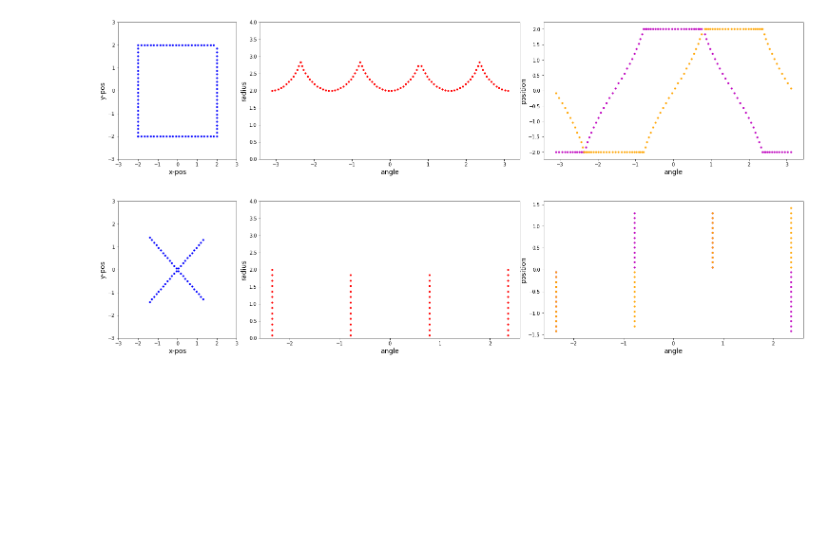
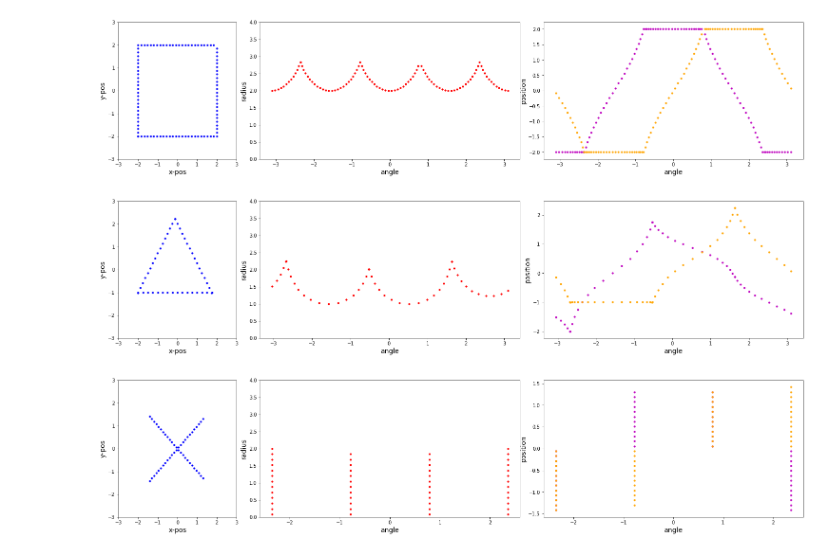
Before and after one commit to hao-w/apgs, a Jupyter notebook: Shapes/sim_shapes.ipynb, the cells around one changed output. Cells and saved outputs as stored; diff of their text form; code cells hidden in the pictures; blank space fills up the shorter version.

```diff
--- a/Shapes/sim_shapes.ipynb
+++ b/Shapes/sim_shapes.ipynb
@@ -86,5 +113,11 @@ plot_shape(pos, rads, angles)
 # %% [output]
 [figure]
+# %%
+pos, rads, angles = sim_triangle(N, period, radius, noise_std)
+plot_shape(pos, rads, angles)
+plt.savefig('triangle.png')
+# %% [output]
+[figure, added]
 # %%
 pos, rads, angles = sim_cross(N, period, radius, noise_std)
 plot_shape(pos, rads, angles)
```
Also changed, not shown: parts of 6 cells of this notebook, 12 other files.
